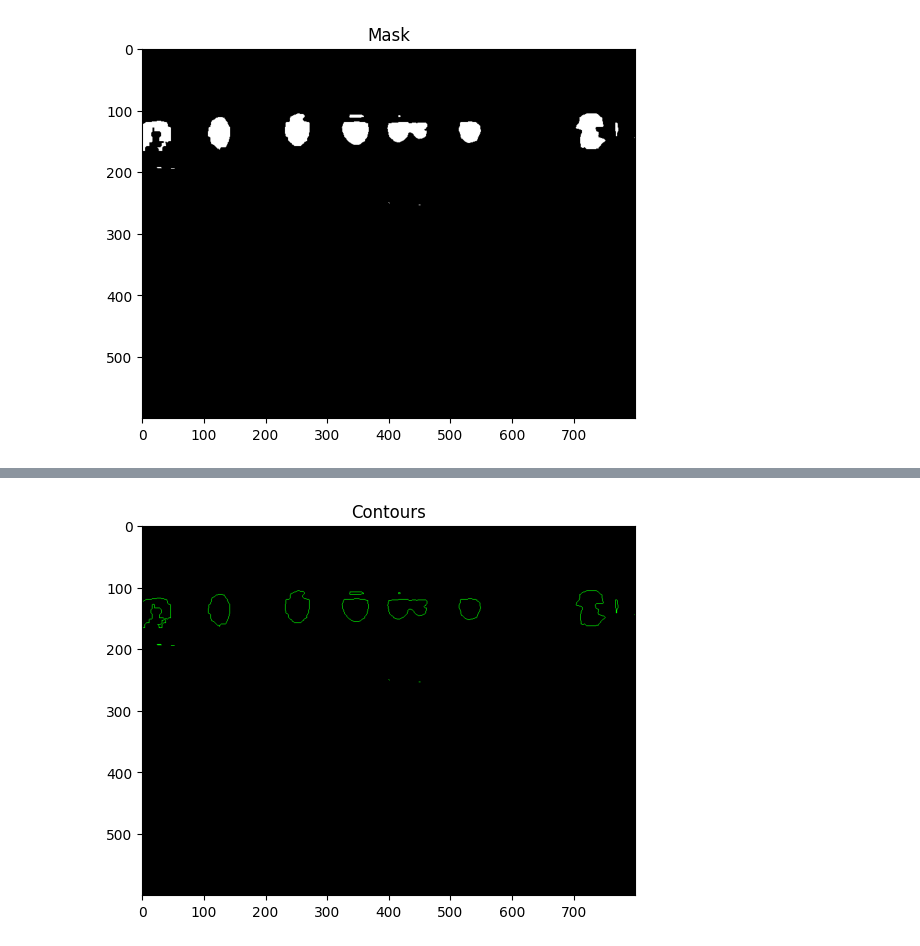
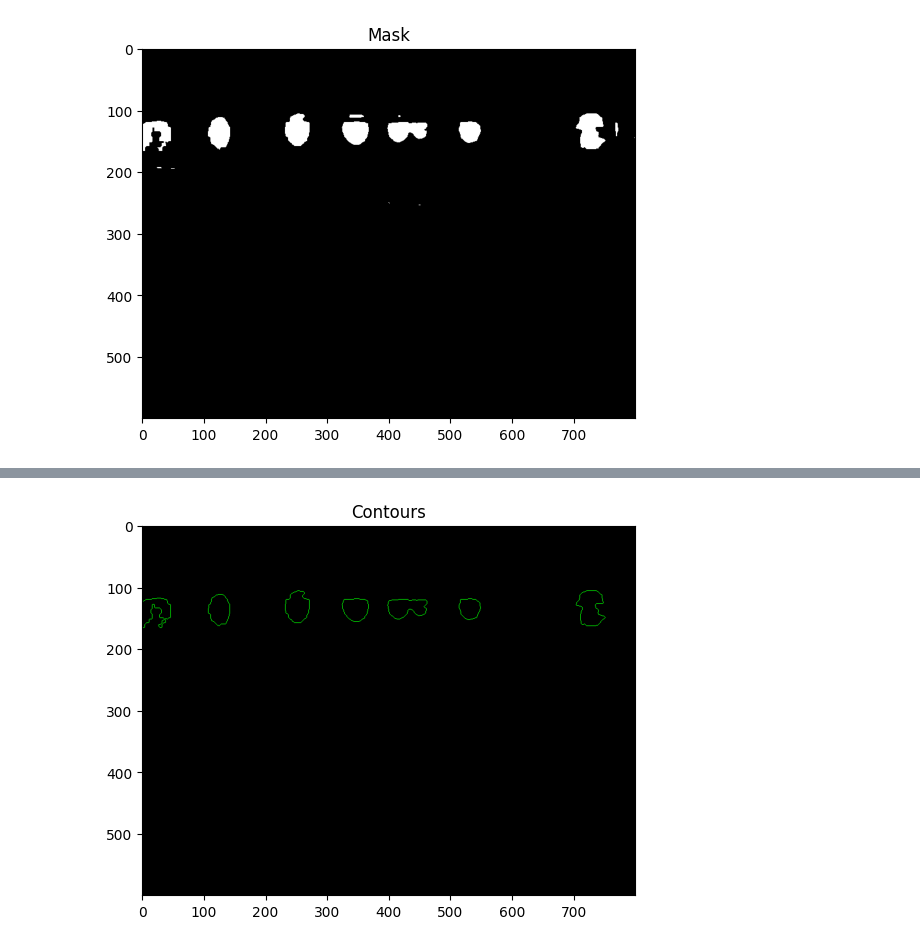
Before and after one commit to lneira19/oildrops, a Jupyter notebook: hsvtest.ipynb, the cells around one changed output, grey strips where cells are left out. Drawn from its saved outputs; the diff is of its cells as text; code cells hidden in the pictures.

```diff
--- a/hsvtest.ipynb
+++ b/hsvtest.ipynb
@@ -30,3 +31,10 @@ plt.show()
 # %% [output]
 [figure]
 [figure]
+# %%
+opening_kernel = cv2.getStructuringElement(cv2.MORPH_CROSS, (3, 3))
+mask_open = cv2.morphologyEx(mask, cv2.MORPH_OPEN, opening_kernel)
+
+plt.imshow(mask_open, cmap='gray')
+plt.title("Mask Open")
+plt.show()
@@ -33,20 +43,39 @@ plt.show()
 # %%
 def getContours(base_img):
 
     # Calcular contornos de la imagen
     contours, _ = cv2.findContours(image=base_img, mode=cv2.RETR_EXTERNAL, method=cv2.CHAIN_APPROX_SIMPLE)
 
     dim = np.shape(base_img)
 
     contours_img = cv2.drawContours(np.zeros((dim[0],dim[1],3)), contours, -1, (0,255,0), 1)
     contours_img = np.uint8(contours_img)
 
     return contours, contours_img
 
-contours, contours_img = getContours(mask)
+def filterContours(base_img, contours, mult=2.5, mode='DOWN'):
+    # Filtrado de contornos por longitud
+    contours_lenght = [len(c) for c in contours]
 
-plt.imshow(contours_img)
+    cl_mean = np.mean(contours_lenght)
+    cl_std = np.std(contours_lenght)
+
+    if mode == 'DOWN':
+        contours_filtered = [c for c in contours if len(c) < cl_mean + mult*cl_std]
+    elif mode == 'UP':
+        contours_filtered = [c for c in contours if len(c) > cl_mean + mult*cl_std]
+
+    dim = np.shape(base_img)
+    contours_filtered_img = cv2.drawContours(np.zeros((dim[0],dim[1],3)), contours_filtered, -1, (0,255,0), 1)
+    contours_filtered_img = np.uint8(contours_filtered_img)
+
+    return contours_filtered, contours_filtered_img
+
+contours, contours_img = getContours(mask_open)
+contours_filtered, contours_filtered_img = filterContours(mask_open, contours, mult=-1, mode='UP')
+
+plt.imshow(contours_filtered_img)
 plt.title("Contours")
 plt.show()
 # %% [output]
-[figure, old version]
+[figure, new version]
```
Also changed, not shown: parts of 5 cells of this notebook.
